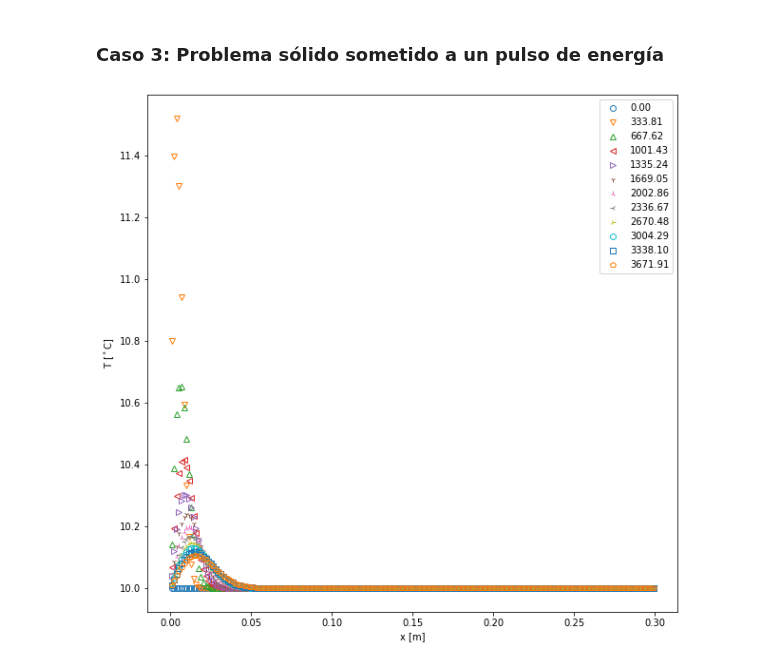
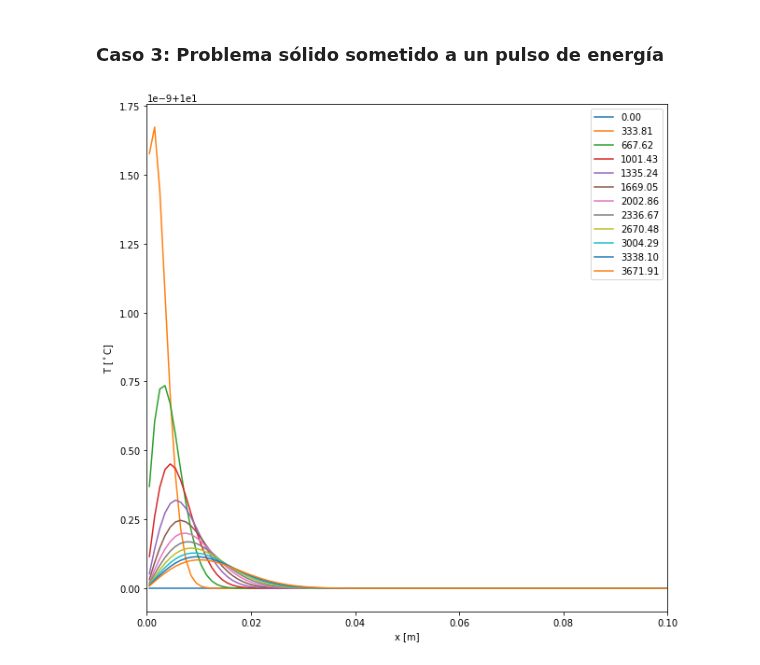
Before and after one commit to juandadamo/clases_fiuba, a Jupyter notebook: 6731/difusion-y-soluciones-numericas.ipynb, the cells around one changed output. Drawn from its saved outputs; the diff is of its cells as text; code cells hidden in the pictures.

```diff
--- a/6731/difusion-y-soluciones-numericas.ipynb
+++ b/6731/difusion-y-soluciones-numericas.ipynb
@@ -226,7 +218,7 @@ ax1.set_ylabel('T [$^\circ$C]');
 # %%
 ### Geometría
 nx = 200
-Lx = 30e-2
+Lx = 20e-2
 dx = Lx/nx
 T0 = 10.
 T1 = 20.
@@ -258,7 +250,7 @@ delta_tiempo = 0.1 * dx**2 / (2 * a)
 
 # Horizonte de tiempo "corto"
 Fourier = 0.035  # t *a / x
-t_final = Fourier * Lx**2/a *50
+t_final = Fourier * Lx**2/a *10
 pasos = np.int(t_final / delta_tiempo)
 
 
@@ -287,13 +279,14 @@ ifinal = i
 # %%
 fig1,ax1  = plt.subplots(figsize=(10,10))
 
 for i,tiempoi in enumerate(tiempo[::100]):
-    lin1, = ax1.plot(x.value,perfil_temp2[i*100],label=f'{tiempoi:.2f}',marker=mk[i],linestyle='',markerfacecolor='None')
+    lin1, = ax1.plot(x.value,perfil_temp2[i*100],label=f'{tiempoi:.2f}')
 
 
 ax1.legend()
 #ax1.set_xlim([0,0.05])
 ax1.set_xlabel('x [m]')
 ax1.set_ylabel('T [$^\circ$C]');
+ax1.set_xlim([0,0.1]);
 # %% [output]
-[figure, old version]
+[figure, new version]
```
Also changed, not shown: parts of 2 cells of this notebook.
